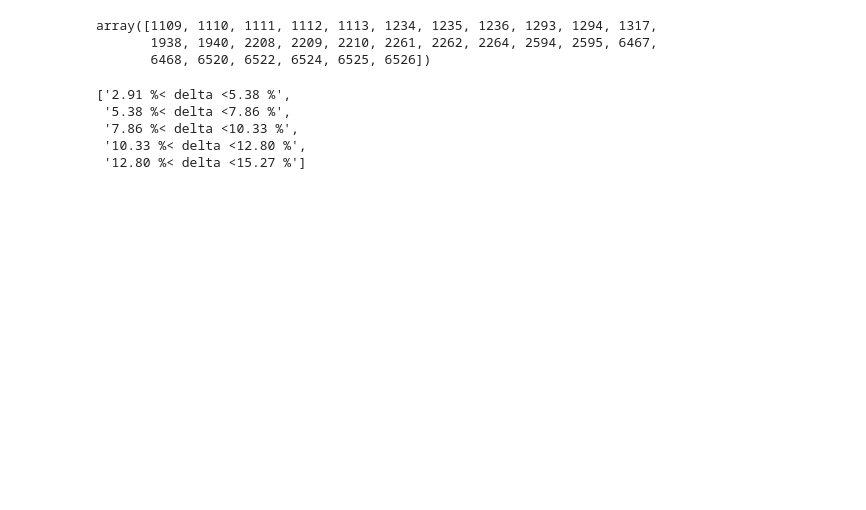
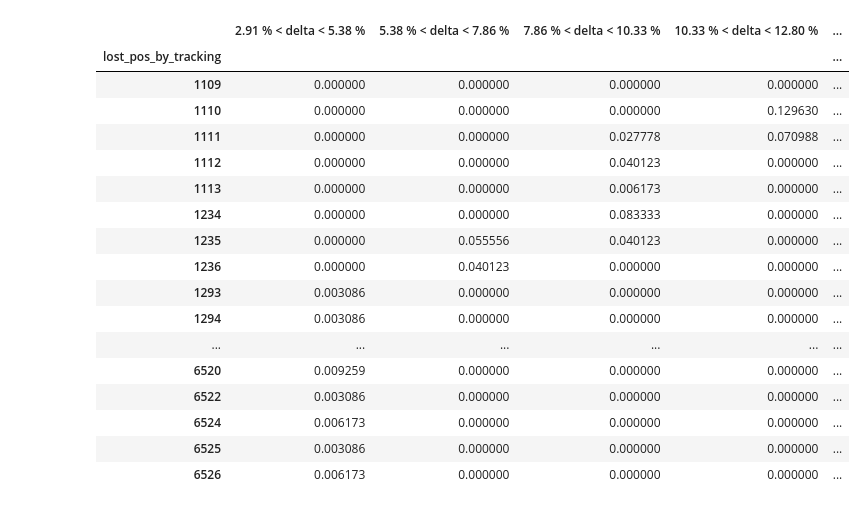
Before and after one commit to thaleseqb/meus_programas, a Jupyter notebook: testing_lifetime.ipynb, the cells around one changed output. Drawn from its saved outputs; the diff is of its cells as text; code cells hidden in the pictures; blank space fills up the shorter version.

```diff
--- a/testing_lifetime.ipynb
+++ b/testing_lifetime.ipynb
@@ -84,25 +84,58 @@ fact = 0.03
 step = int((deltas[0]+deltas[-1])/fact)
 itv_track = np.linspace(deltas[0], deltas[-1], step) # method learned by fac repositories
 
+
+itv_delta = []
 for current, next_iten in zip(itv_track, itv_track[1:]):
-    data['{:.2f} %< delta <{:.2f} %'.format(current*1e2, next_iten*1e2)] = np.zeros(len(list(lost_pos_column))) # this step creates new columns in the dataframe and fill with zeros
+    data['{:.2f} % < delta < {:.2f} %'.format(current*1e2, next_iten*1e2)] = np.zeros(len(list(lost_pos_column))) # this step creates new columns in the dataframe and fill with zeros
+    itv_delta.append((current, next_iten))
+    # Next step must calculate each matrix element from the dataframe
 
-    # Next step must calculate each matrix element from the dataframe
-data = data.set_index('lost_pos_by_tracking')
+var = list(data.index)
+# quando as duas variáveis são iguais isso acab resultando em um erro então estou colocando essa condição.
+if var == lost_pos_column:
+    pass
+else:
+    data = data.set_index('lost_pos_by_tracking')
+
+for idx, lost_idx in enumerate(lostinds): # essas duas estruturas de repetição são responsáveis por calcular
+    # o percentual dos eletrons que possuem um determinado desvio de energia e se perdem em um intervalo de desvio de energia específico
+    delta = deltas[idx]
+    for j, interval in enumerate(itv_delta):
+        if j == 0:
+            if interval[0]<= delta <= interval[1]:
+                data.loc[lost_idx, '{:.2f} % < delta < {:.2f} %'.format(interval[0]*1e2, interval[1]*1e2)] += 1
+        else:
+            if interval[0]< delta <= interval[1]:
+                data.loc[lost_idx, '{:.2f} % < delta < {:.2f} %'.format(interval[0]*1e2, interval[1]*1e2)] += 1
+
+data = data / len(deltas)
-# %%
-np.array(list(lost_pos_column))
-# %% [output]
-array([1109, 1110, 1111, 1112, 1113, 1234, 1235, 1236, 1293, 1294, 1317,
-       1938, 1940, 2208, 2209, 2210, 2261, 2262, 2264, 2594, 2595, 6467,
-       6468, 6520, 6522, 6524, 6525, 6526])
-# %%
-list(data.columns)
-# %% [output]
-['2.91 %< delta <5.38 %',
- '5.38 %< delta <7.86 %',
- '7.86 %< delta <10.33 %',
- '10.33 %< delta <12.80 %',
- '12.80 %< delta <15.27 %']
+# %%
+if data.values.sum() == 1:
+    pass
+else:
+    data = data/len(deltas)
+# %%
+data
+# %% [output]
+|  | 2.91 % < delta < 5.38 % | 5.38 % < delta < 7.86 % | 7.86 % < delta < 10.33 % | 10.33 % < delta < 12.80 % | ... |
+| lost_pos_by_tracking |  |  |  |  | ... |
+| 1109 | 0.000000 | 0.000000 | 0.000000 | 0.000000 | ... |
+| 1110 | 0.000000 | 0.000000 | 0.000000 | 0.129630 | ... |
+| 1111 | 0.000000 | 0.000000 | 0.027778 | 0.070988 | ... |
+| 1112 | 0.000000 | 0.000000 | 0.040123 | 0.000000 | ... |
+| 1113 | 0.000000 | 0.000000 | 0.006173 | 0.000000 | ... |
+| 1234 | 0.000000 | 0.000000 | 0.083333 | 0.000000 | ... |
+| 1235 | 0.000000 | 0.055556 | 0.040123 | 0.000000 | ... |
+| 1236 | 0.000000 | 0.040123 | 0.000000 | 0.000000 | ... |
+| 1293 | 0.003086 | 0.000000 | 0.000000 | 0.000000 | ... |
+| 1294 | 0.003086 | 0.000000 | 0.000000 | 0.000000 | ... |
+| ... | ... | ... | ... | ... | ... |
+| 6520 | 0.009259 | 0.000000 | 0.000000 | 0.000000 | ... |
+| 6522 | 0.003086 | 0.000000 | 0.000000 | 0.000000 | ... |
+| 6524 | 0.006173 | 0.000000 | 0.000000 | 0.000000 | ... |
+| 6525 | 0.003086 | 0.000000 | 0.000000 | 0.000000 | ... |
+| 6526 | 0.006173 | 0.000000 | 0.000000 | 0.000000 | ... |
 # %%
 # eu preciso percorrer os elementos da minha lista de posições perdidas vinculando com a lista que eu tbm criei de desvios de energia e ver se esses devios de energia se encontram dentro de um determinado
 # intervalo, caso eles se encontrem no intervalo que eu vou definir eu preciso adicionar ele, mas lembrando que eu tenho que fazer a soma corretamente
```
Also changed, not shown: parts of 8 cells of this notebook.
